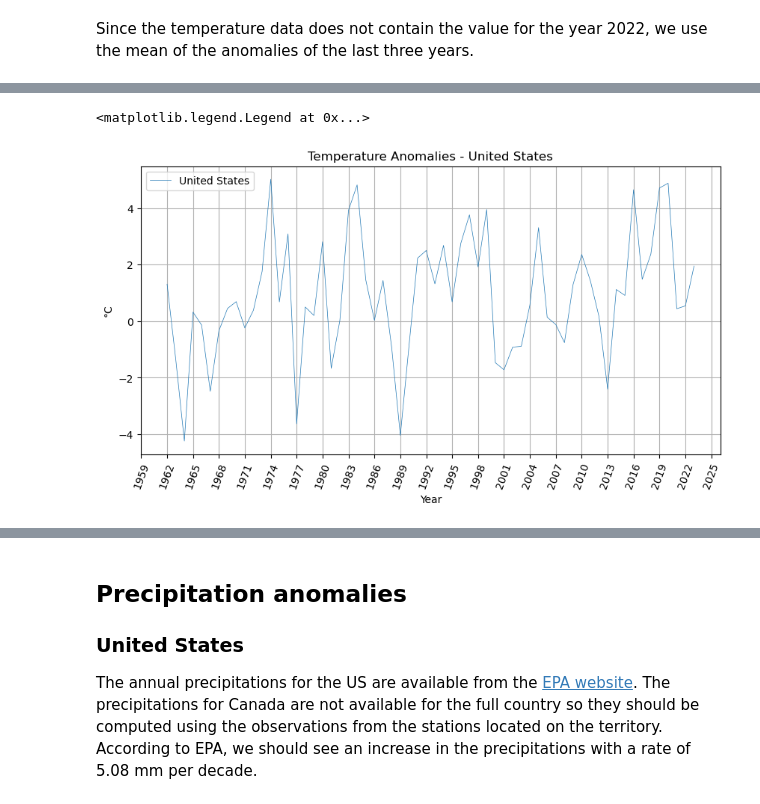
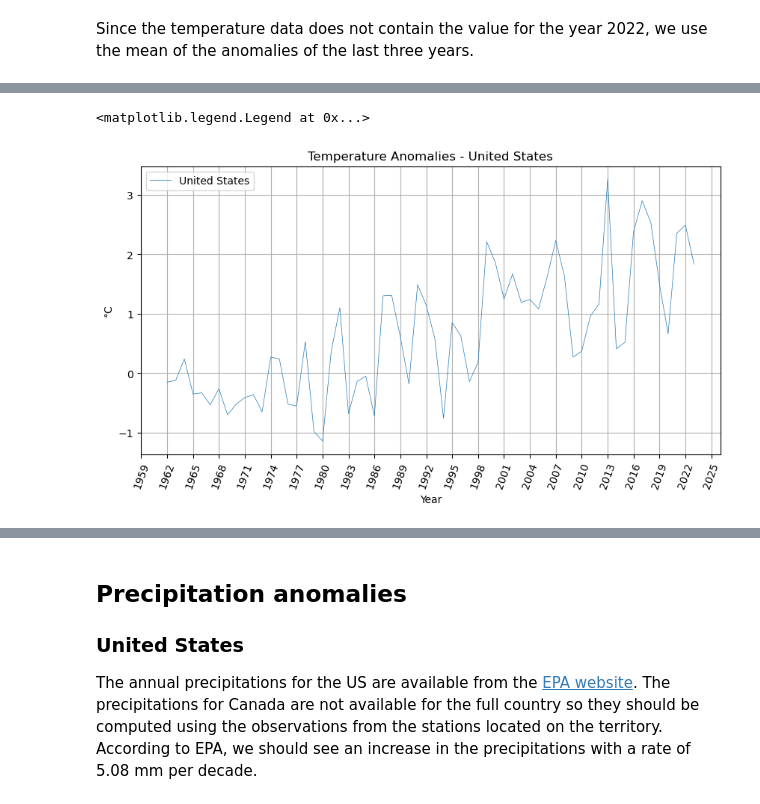
Before and after one commit to luigiselmi/climate, a Jupyter notebook: iia/fao/faostat_north_america.ipynb, the cells around one changed output, grey strips where cells are left out. Cells and saved outputs as stored; diff of their text form; code cells hidden in the pictures.

```diff
--- a/iia/fao/faostat_north_america.ipynb
+++ b/iia/fao/faostat_north_america.ipynb
@@ -104,7 +105,7 @@ plt.legend(loc='upper left')
 ### United States
 The temperatures for the US are available from the [EPA website](https://www.epa.gov/climate-indicators/climate-change-indicators-us-and-global-temperature) and from [FAOSTAT](https://www.fao.org/faostat/en/#data/ET) (Land, Inputs and Sustainability -> Climate Change Indicators), in this section we use the data from EPA. According to EPA, the temperature in the US has risen at an average rate of 0.17°F (0.106 °C) per decade.
 # %%
-temperatures_us_path = 'data/EPA_temperature_US.csv'
-temperatures_us_df = pd.read_csv(precipitations_us_path, skiprows=6)
-temperatures_us_df.tail(2)
+temperatures_us_path = 'data/EPA_temperature_US_prepared.csv'
+temperatures_us_df = pd.read_csv(temperatures_us_path, skiprows=0)
+temperatures_us_df
 # %% [output]
@@ -157,16 +168,16 @@ temperatures_us_df['1961':]
 # %%
 fig, ax = plt.subplots(figsize=(10,5))
 ax.grid(True)
 ax.set_title('Temperature Anomalies - United States')
 ax.set_xlabel('Year')
 ax.set_ylabel('°C')
 ax.set_xticks(year_index)
 ax.set_xticklabels(year_index, rotation=70)
 ax.xaxis.set_major_locator(dates.YearLocator(3))
 ax.xaxis.set_major_formatter(mdates.DateFormatter('%Y'))
-plt_temperature_us = ax.plot(temperatures_us_df['1961':], linewidth=0.5, label='United States')
+plt_temperature_us = ax.plot(temperatures_us_df['Anomaly']['1961':], linewidth=0.5, label='United States')
 plt.legend(loc='upper left')
 # %% [output]
 <matplotlib.legend.Legend at 0x...>
-[figure, old version]
+[figure, new version]
 # %%
```
Also changed, not shown: parts of 14 cells of this notebook.
